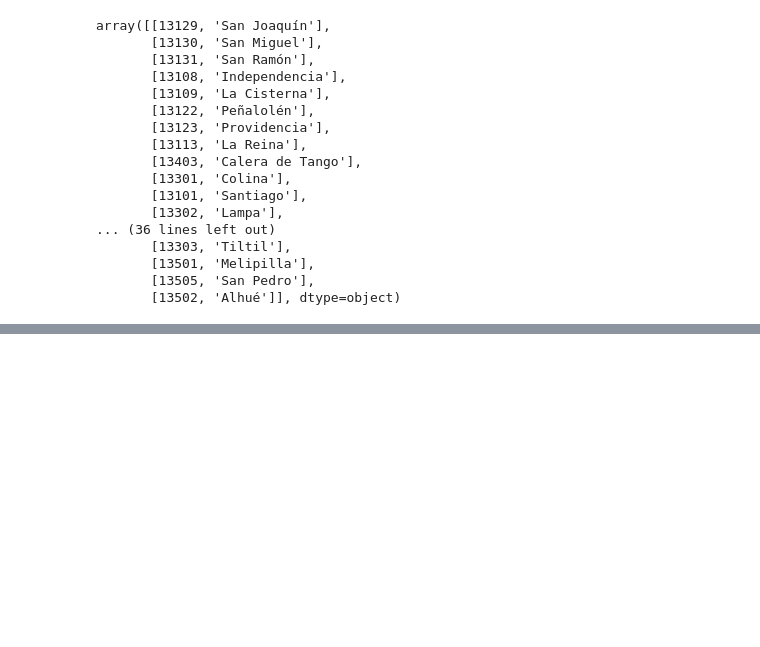
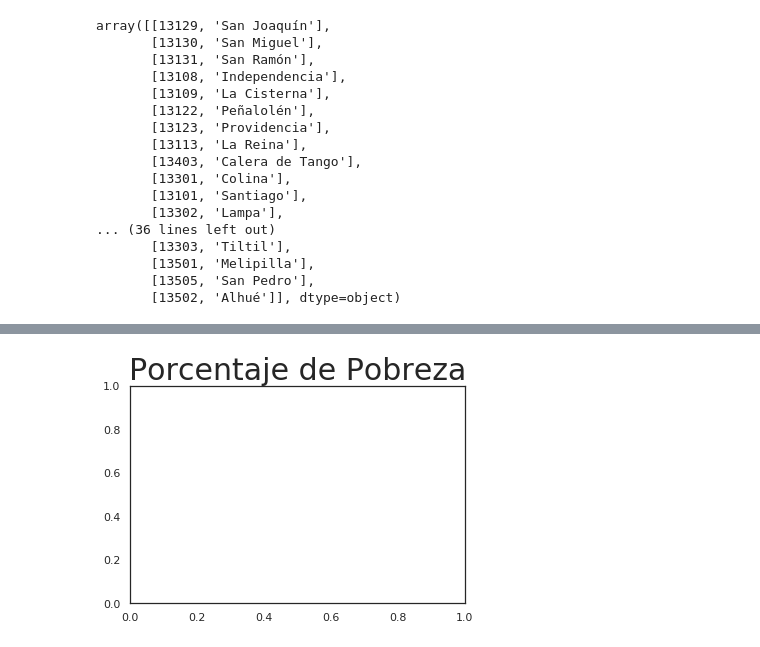
Before and after one commit to jairopinilla/Santiago_desigualdad_python_map, a Jupyter notebook: Visualización Proyecto.ipynb, the cells around one changed output, grey strips where cells are left out. Saved outputs shown, nothing was run; the diff lists cells and outputs as text; code cells hidden in the pictures; blank space fills up the shorter version.

```diff
--- a/Visualización Proyecto.ipynb
+++ b/Visualización Proyecto.ipynb
@@ -219,3 +225,11 @@ aT.adjust_text(texts, force_points=0.3, force_text=0.5, expand_points=(0,1), exp
+# %%
+plt.title('Porcentaje de Pobreza', fontsize=30)
+text=datasetRegion[['cod_comuna', 'Comuna']].values
+colLabels = ["Exposition", u"Densite"]
+tab = ax.table(cellText=text, colLabels=colLabels, colWidths = [0.1,0.1],    loc='upper left')
+plt.show()
+# %% [output]
+[figure, added]
 # %%
 cmap = mpl.cm.Wistia
 cmap_r = reverse_colourmap(cmap)
```
Also changed, not shown: parts of 5 cells of this notebook.
